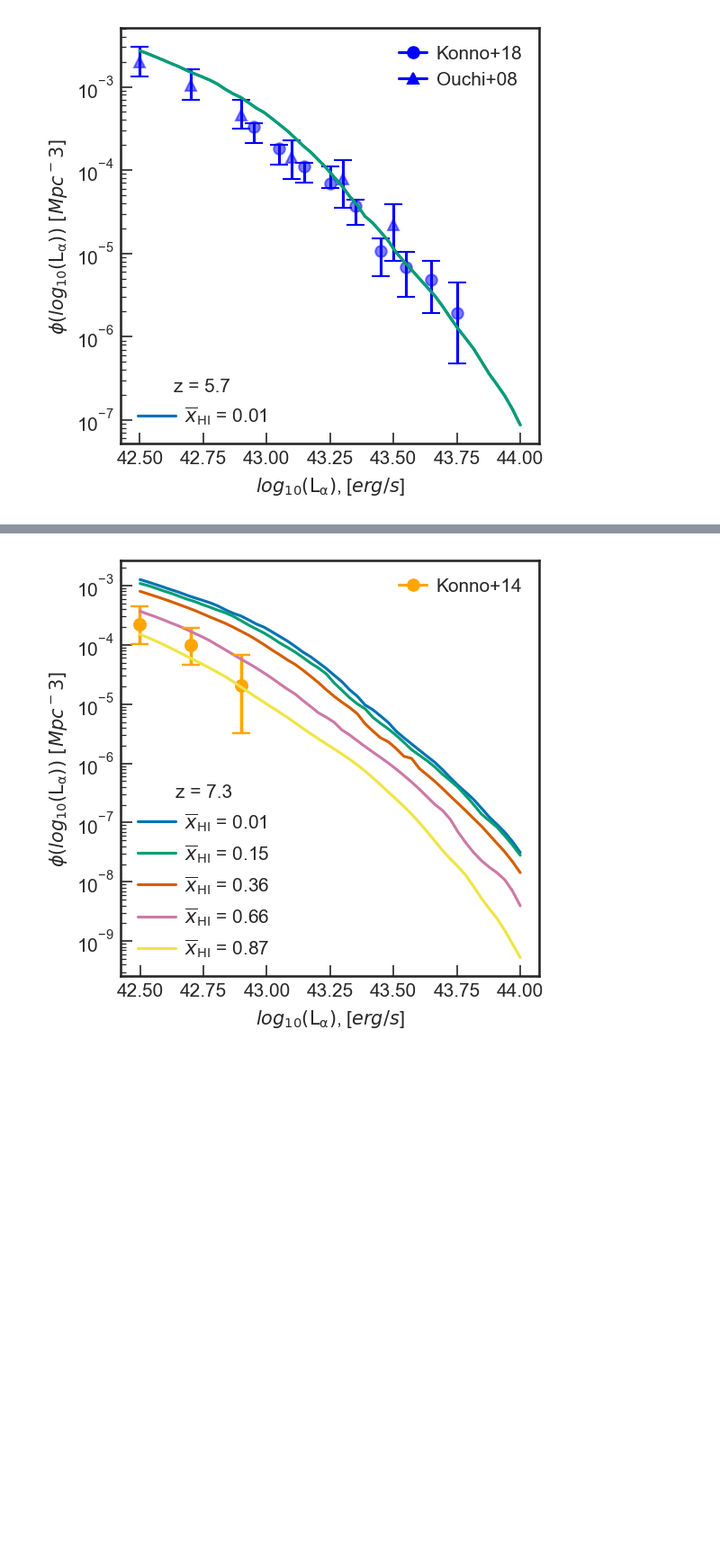
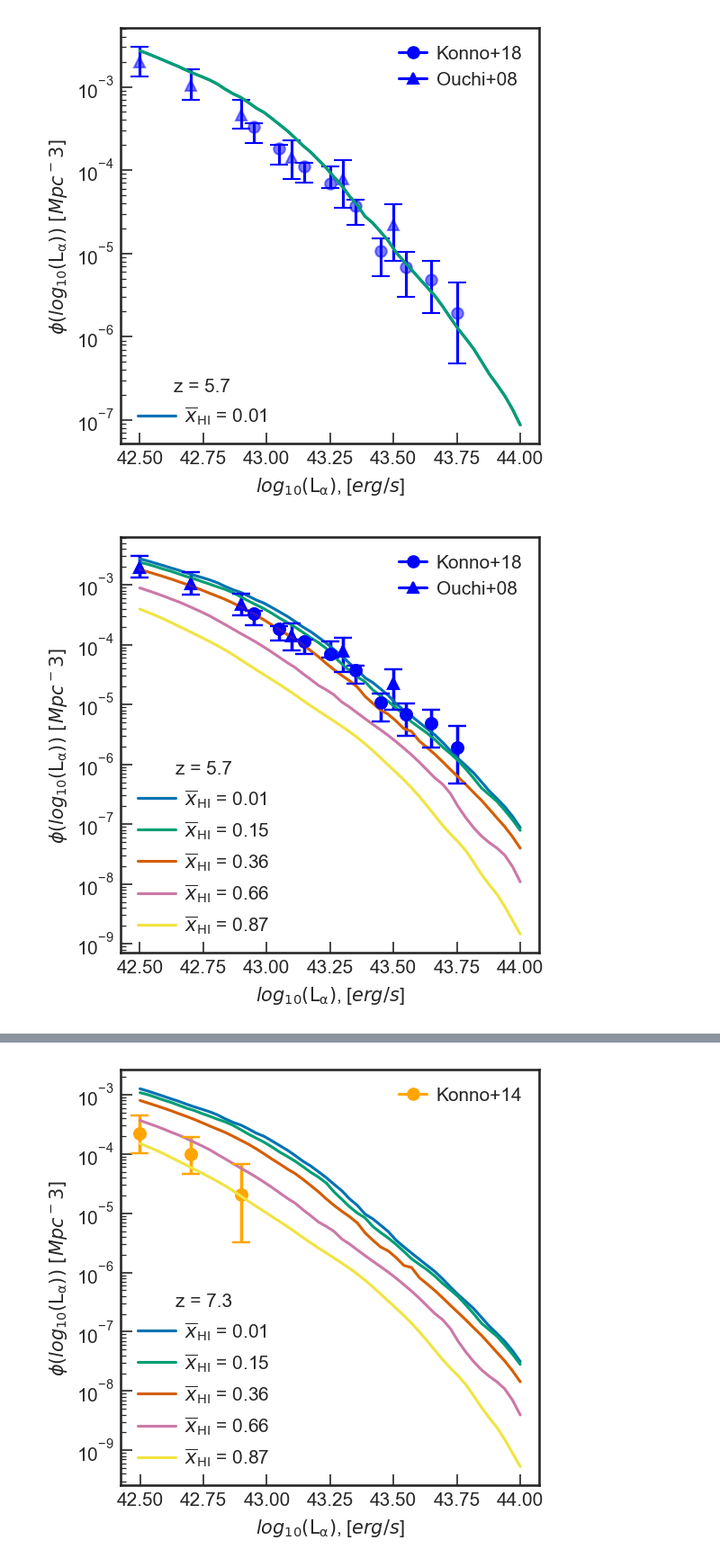
Before and after one commit to amora250/SAO-REU2020, a Jupyter notebook: CODE/Lya LF.ipynb, the cells around one changed output, grey strips where cells are left out. Shown at 90% size. Drawn from its saved outputs; the diff is of its cells as text; code cells hidden in the pictures; blank space fills up the shorter version.

```diff
--- a/CODE/Lya LF.ipynb
+++ b/CODE/Lya LF.ipynb
@@ -460,23 +460,25 @@ plt.show()
 # %% [output]
 [figure]
 # %%
-# #LF z = 5.7
-# #Uses Konno and Ouchi functions
+#LF z = 5.7
+#Uses Konno and Ouchi functions
 
-# plt.figure(figsize=(4.,4.), dpi=150)
-# log10_LF1 = make_lya_LF(zval_test = 5.7,xHI_test = 0.01,F=0.672, plot=True)
-# log10_LF2 = make_lya_LF(zval_test = 5.7,xHI_test = 0.15,F=0.672,plot=True)
-# log10_LF3 = make_lya_LF(zval_test = 5.7,xHI_test = 0.36, F=0.672, plot=True)
-# log10_LF4 = make_lya_LF(zval_test = 5.7,xHI_test = 0.66,F=0.672, plot=True)
-# log10_LF5 = make_lya_LF(zval_test = 5.7,xHI_test = 0.87,F=0.672, plot=True)
+plt.figure(figsize=(4.,4.), dpi=150)
+log10_LF1 = make_lya_LF(zval_test = 5.7,xHI_test = 0.01,F=0.672, plot=True)
+log10_LF2 = make_lya_LF(zval_test = 5.7,xHI_test = 0.15,F=0.672,plot=True)
+log10_LF3 = make_lya_LF(zval_test = 5.7,xHI_test = 0.36, F=0.672, plot=True)
+log10_LF4 = make_lya_LF(zval_test = 5.7,xHI_test = 0.66,F=0.672, plot=True)
+log10_LF5 = make_lya_LF(zval_test = 5.7,xHI_test = 0.87,F=0.672, plot=True)
 
-# leg_zval1 = plt.legend(title = 'z = 5.7',frameon=False, handletextpad=0.5, loc="lower left")
-# plt.gca().add_artist(leg_zval1)
-# line2 = mlines.Line2D([], [], color='blue', marker='o', label='Konno+18')
-# line3 = mlines.Line2D([], [], color='blue', marker='^', label='Ouchi+08')
-# plt.legend(handles=[line2,line3], loc='upper right', frameon=False, handletextpad=0.5, handlelength=1.5)
-# plt.xlabel(r'$log_{10}(\mathrm{L_\alpha})$, [$erg/s$]')
-# plt.ylabel(r'$\phi(log_{10}(\mathrm{L_\alpha}))\ [Mpc^-3]$')
-# plt.savefig('KonnovsLF5.7.pdf', bbox_inches='tight')
-# plt.show()
+leg_zval1 = plt.legend(title = 'z = 5.7',frameon=False, handletextpad=0.5, loc="lower left")
+plt.gca().add_artist(leg_zval1)
+line2 = mlines.Line2D([], [], color='blue', marker='o', label='Konno+18')
+line3 = mlines.Line2D([], [], color='blue', marker='^', label='Ouchi+08')
+plt.legend(handles=[line2,line3], loc='upper right', frameon=False, handletextpad=0.5, handlelength=1.5)
+plt.xlabel(r'$log_{10}(\mathrm{L_\alpha})$, [$erg/s$]')
+plt.ylabel(r'$\phi(log_{10}(\mathrm{L_\alpha}))\ [Mpc^-3]$')
+plt.savefig('KonnovsLF5.7.pdf', bbox_inches='tight')
+plt.show()
+# %% [output]
+[figure, added]
 # %%
```
Also changed, not shown: parts of 1 cell of this notebook, 2 other files.
